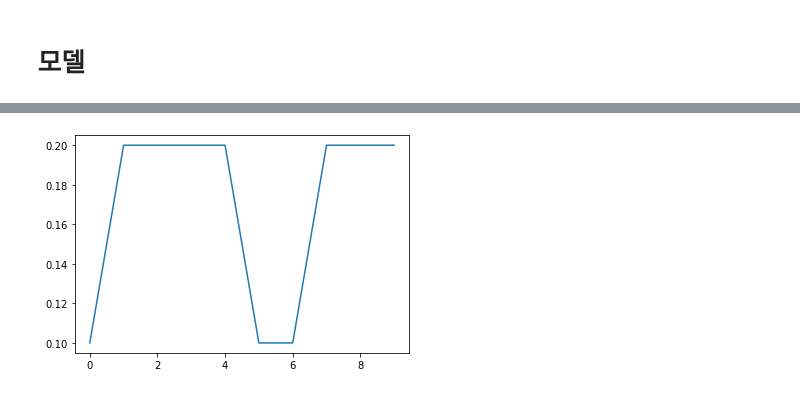
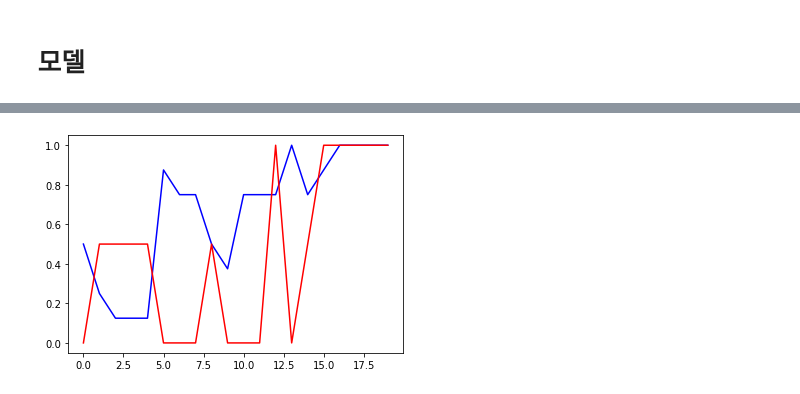
Before and after one commit to 1il1il/TIL, a Jupyter notebook: ai/융복합/C3D test.ipynb, the cells around one changed output, grey strips where cells are left out. Cells and saved outputs as stored; diff of their text form; code cells hidden in the pictures.

```diff
--- a/ai/융복합/C3D test.ipynb
+++ b/ai/융복합/C3D test.ipynb
@@ -87,6 +86,7 @@ from tensorflow.keras.regularizers import l2
 
 weight_decay = 0.005
 frame_num = 20
+num_class = 10
 
 model = Sequential()
 model.add(Conv3D(64,(3,3,3), strides=(1,1,1), padding='same',
@@ -117,10 +117,10 @@ model.add(Conv3D(512,(3,3,3), strides=(1,1,1), padding='same',
 model.add(MaxPool3D((2,2,2),strides=(2,2,2),padding='same'))
 
 model.add(Flatten())
-model.add(Dense(units=int(4096/2), activation='relu'))
-model.add(Dense(units=int(4096/2), activation='relu'))
+model.add(Dense(units=int(4096), activation='relu'))
+model.add(Dense(units=int(4096), activation='relu'))
 
-model.add(Dense(10, activation='softmax'))
+model.add(Dense(num_class, activation='softmax'))
 model.summary()
 
 model.compile(optimizer=RMSprop(learning_rate=1e-4), loss='categorical_crossentropy',metrics=['accuracy'])
@@ -148,14 +148,14 @@ _________________________________________________________________
 base_dir = '../data/pre'
 folder_list = os.listdir(base_dir)
 
-batch_size = 3
-shuffle_list = list(range(0,10))*batch_size
+batch_size = 2
+shuffle_list = list(range(0,num_class))*batch_size
 
-for batch in range(int(42/batch_size)):
+for batch in range(int(40/batch_size)):
     batch_x_data = list()
     batch_t_data = list()
     for folder in folder_list[batch*batch_size:(batch+1)*batch_size]:
-        for n in range(10):
+        for n in range(num_class):
             file_list = os.listdir(os.path.join(base_dir, (folder+'/'+str(n))))
             temp_data = list()
             for i in range(frame_num):
@@ -187,5 +187,5 @@ for batch in range(int(42/batch_size)):
     batch_t_data = pd.get_dummies(batch_t_data['t'])
 
     # learning
-    history = model.fit(x=batch_x_data, y=batch_t_data, epochs=10, verbose=1)
+    history = model.fit(x=batch_x_data, y=batch_t_data, epochs=20, verbose=1, validation_split=0.2)
 # %% [output]
@@ -197,5 +209,6 @@ Hint: If you want to see a list of allocated tensors when OOM happens, add repor
 # %%
-plt.plot(history.history['accuracy'])
+plt.plot(history.history['accuracy'], 'b')
+plt.plot(history.history['val_accuracy'], 'r')
 plt.show()
 # %% [output]
-[figure, old version]
+[figure, new version]
```
Also changed, not shown: parts of 6 cells of this notebook, 1 other file.
